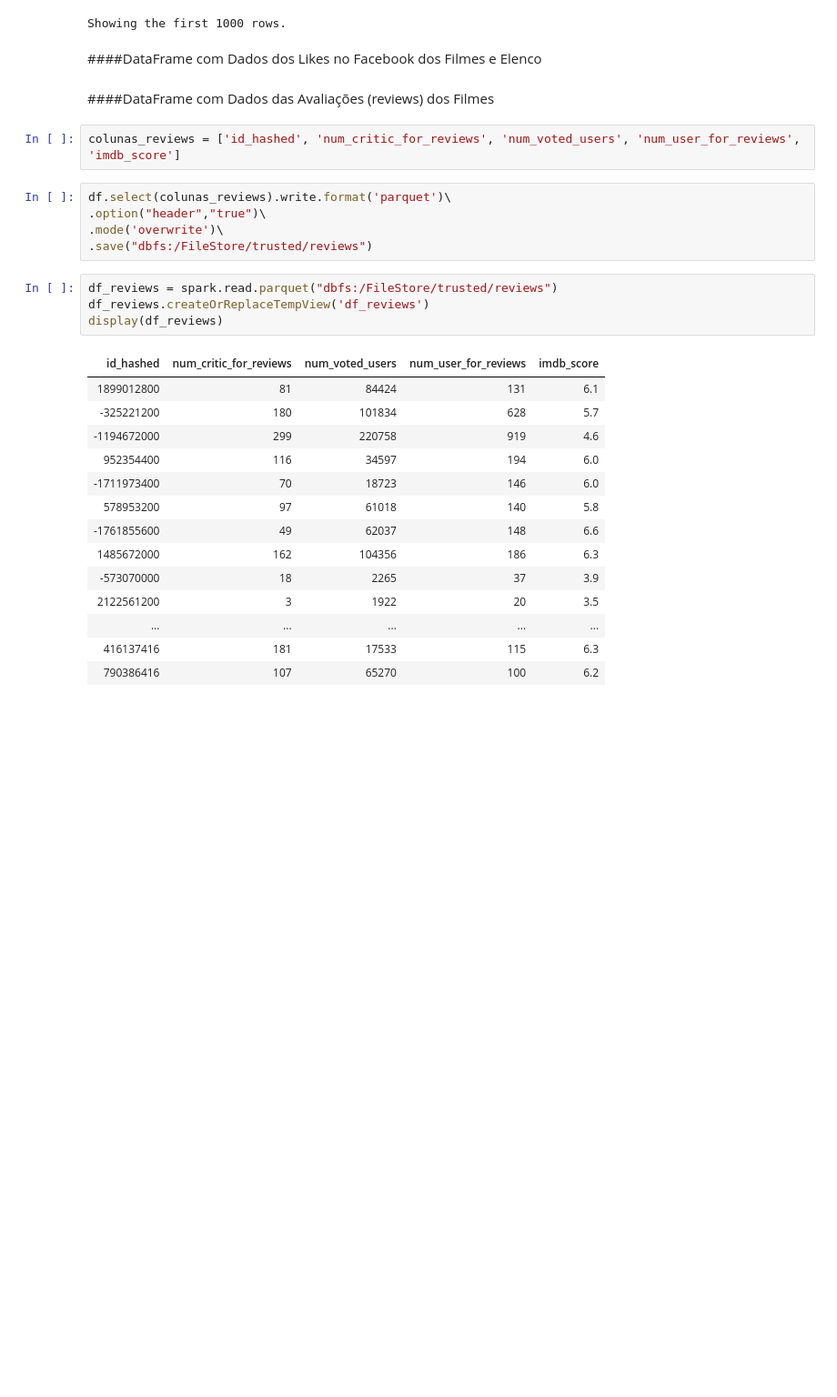
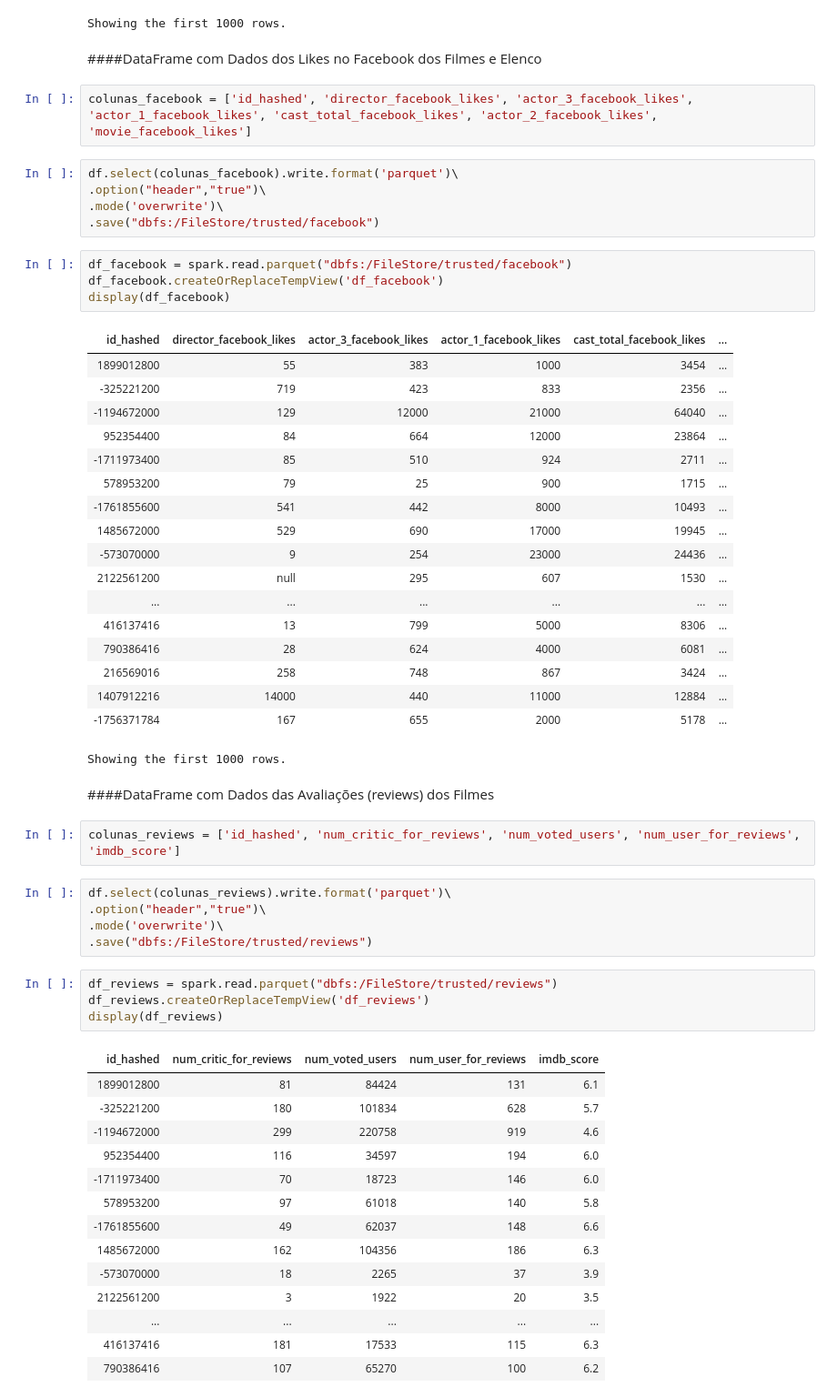
Before and after one commit to AldenisFranca/big_data1_ada, a Jupyter notebook: projeto_final_big_data.ipynb, the cells around one changed output. Shown at 91% size. Drawn from its saved outputs; the diff is of its cells as text; blank space fills up the shorter version.

```diff
--- a/projeto_final_big_data.ipynb
+++ b/projeto_final_big_data.ipynb
@@ -255,6 +255,36 @@ display(df_info_movie)
 Showing the first 1000 rows.
 # %% [markdown]
 ####DataFrame com Dados dos Likes no Facebook dos Filmes e Elenco
+# %%
+colunas_facebook = ['id_hashed', 'director_facebook_likes', 'actor_3_facebook_likes', 'actor_1_facebook_likes', 'cast_total_facebook_likes', 'actor_2_facebook_likes', 'movie_facebook_likes']
+# %%
+df.select(colunas_facebook).write.format('parquet')\
+.option("header","true")\
+.mode('overwrite')\
+.save("dbfs:/FileStore/trusted/facebook")
+# %%
+df_facebook = spark.read.parquet("dbfs:/FileStore/trusted/facebook")
+df_facebook.createOrReplaceTempView('df_facebook')
+display(df_facebook)
+# %% [output]
+| id_hashed | director_facebook_likes | actor_3_facebook_likes | actor_1_facebook_likes | cast_total_facebook_likes | ... |
+| 1899012800 | 55 | 383 | 1000 | 3454 | ... |
+| -325221200 | 719 | 423 | 833 | 2356 | ... |
+| -1194672000 | 129 | 12000 | 21000 | 64040 | ... |
+| 952354400 | 84 | 664 | 12000 | 23864 | ... |
+| -1711973400 | 85 | 510 | 924 | 2711 | ... |
+| 578953200 | 79 | 25 | 900 | 1715 | ... |
+| -1761855600 | 541 | 442 | 8000 | 10493 | ... |
+| 1485672000 | 529 | 690 | 17000 | 19945 | ... |
+| -573070000 | 9 | 254 | 23000 | 24436 | ... |
+| 2122561200 | null | 295 | 607 | 1530 | ... |
+| ... | ... | ... | ... | ... | ... |
+| 416137416 | 13 | 799 | 5000 | 8306 | ... |
+| 790386416 | 28 | 624 | 4000 | 6081 | ... |
+| 216569016 | 258 | 748 | 867 | 3424 | ... |
+| 1407912216 | 14000 | 440 | 11000 | 12884 | ... |
+| -1756371784 | 167 | 655 | 2000 | 5178 | ... |
+Showing the first 1000 rows.
 # %% [markdown]
 ####DataFrame com Dados das Avaliações (reviews) dos Filmes
 # %%
```
Also changed, not shown: parts of 4 cells of this notebook.
